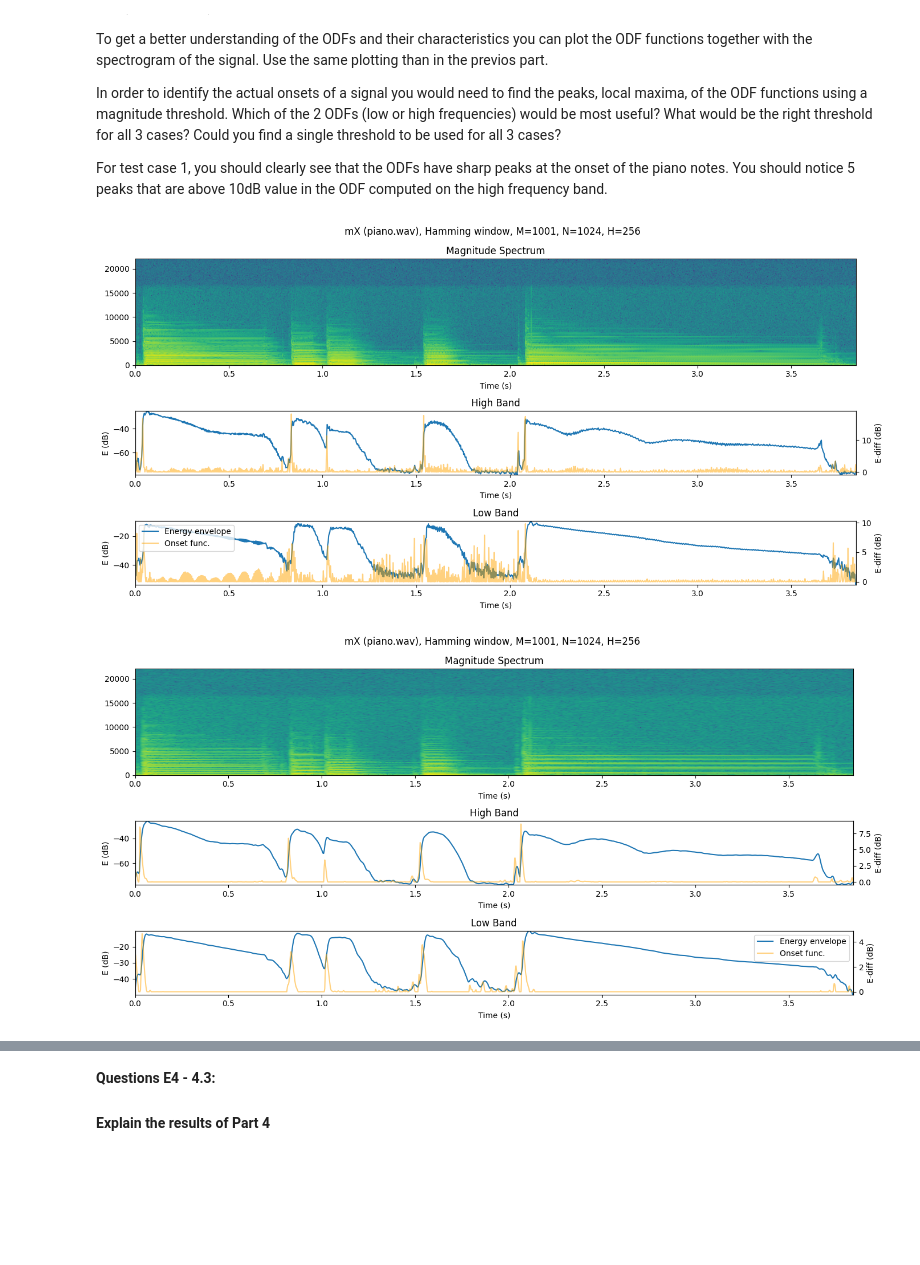
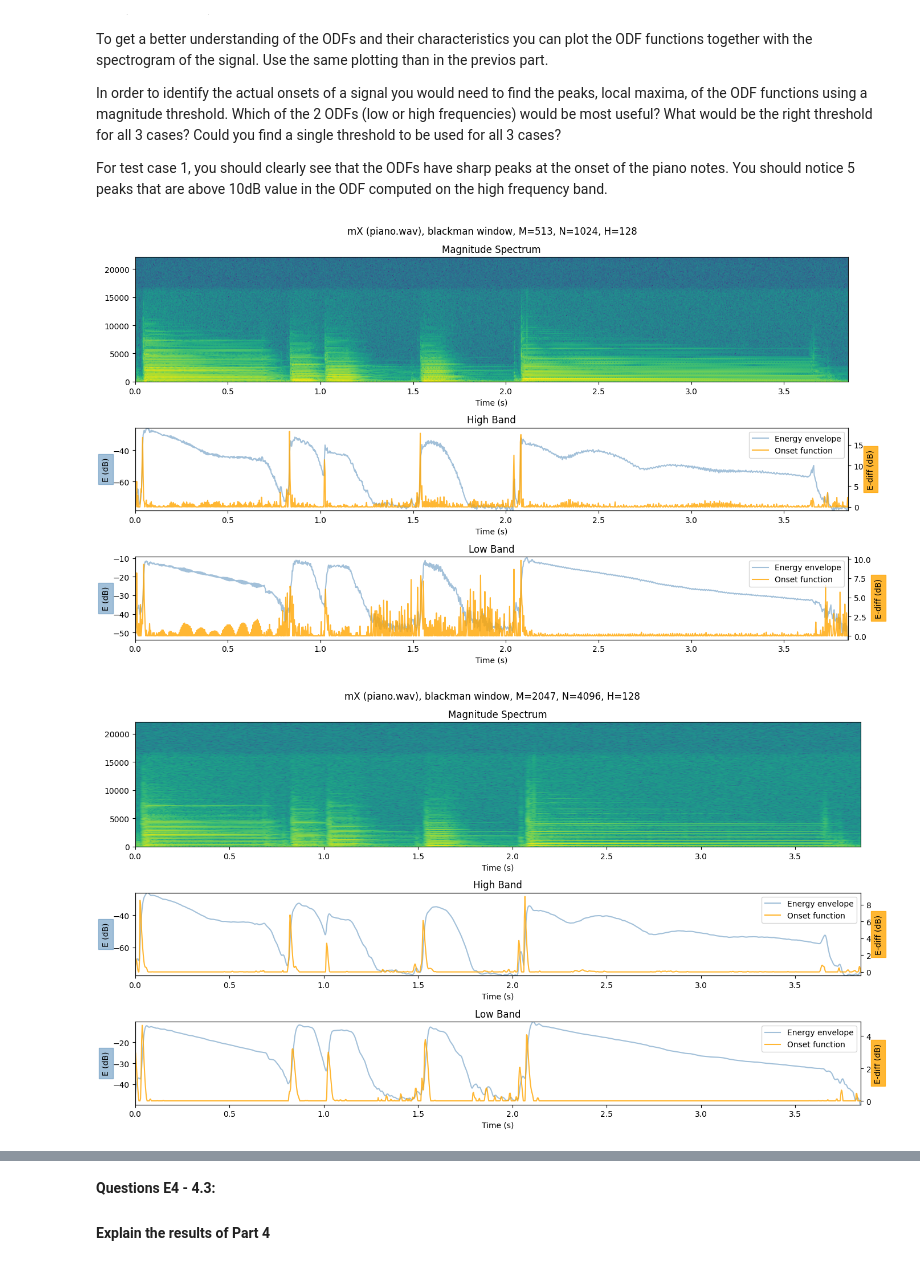
Before and after one commit to inesbroto/sms-tools-materials, a Jupyter notebook: exercises/E4-STFT.ipynb, the cells around one changed output, grey strips where cells are left out. Cells and saved outputs as stored; diff of their text form; code cells hidden in the pictures; blank space fills up the shorter version.

```diff
--- a/exercises/E4-STFT.ipynb
+++ b/exercises/E4-STFT.ipynb
@@ -620,3 +654,32 @@ def compute_odf(input_file, window, M, N, H):
+# %%
+# E4 4.1: Complete function compute_odf()
+def compute_odf(input_file, window, M, N, H):
+    """Compute a simple onset detection function (ODF) using the STFT.
+
+    Args:
+        input_file (str): input sound file (monophonic with sampling rate of 44100)
+        window (str): analysis window type (rectangular, triangular, hanning, hamming, blackman, or blackmanharris)
+        M (int): analysis window size (odd integer value)
+        N (int): fft size (power of two, bigger or equal than than M)
+        H (int): hop size for the STFT computation
+
+    Result:
+            np.array: magnitude spectra of sound (2D array)
+            np.array: D numpy array with ODF computed in band 0 < f < 3000 Hz (in dB) in first column, [:,0]
+            np.array: ODF computed of band 3000 < f < 10000 Hz (in dB) in second column [:,1]
+    """
+
+    ### your code here
+    x, fs = readAudio(input_file=input_file)
+    mX,_ = compute_spec(x, window, M, N, H)
+    lb_env, hb_env = compute_eng_env(mX, fs, N)
+
+    lb_o = np.maximum(np.diff(lb_env),0)                  #check wheather O(l)>0 and turn booleans into 1 or 0
+    lb_o =  np.insert(lb_o, 0, 0)                         #add zero in the first position to match spec dimensions
+    hb_o = np.maximum(np.diff(hb_env),0)
+    hb_o =  np.insert(hb_o, 0, 0)
+
+    return mX,np.array([lb_o,hb_o]).T
 # %% [markdown]
 Test cases for the function `compute_odf()`:
 
@@ -640,34 +703,32 @@ For test case 1, you should clearly see that the ODFs have sharp peaks at the on
 # %%
 # E4 - 4.2: Call the function compute_odf() for the 3 test cases and plot the ODF functions together with the
 # spectrogram of the signal.
 
 ### Your code here
 window='blackman'
 M=513
 N=1024
 H=128
-_,fs = readAudio('../sounds/piano.wav')
-mX,bands,onsets = compute_odf('../sounds/piano.wav',window=window, M=M, N=N,H=H)
-plot_onsets(mX,bands, onsets, fs, N)
+mX,onsets = compute_odf('../sounds/piano.wav',window=window, M=M, N=N,H=H)
+plot_onsets('../sounds/piano.wav',window,M,N,H)
+
 
 ### Your code here
 window='blackman'
 M=2047
 N=4096
 H=128
-_,fs = readAudio('../sounds/piano.wav')
-mX,bands,onsets = compute_odf('../sounds/piano.wav',window=window, M=M, N=N,H=H)
-plot_onsets(mX,bands, onsets, fs, N)
+mX,onsets = compute_odf('../sounds/piano.wav',window=window, M=M, N=N,H=H)
+plot_onsets('../sounds/piano.wav',window,M,N,H)
 
 
 ### Your code here
 window='hamming'
 M=513
 N=2048
 H=256
-_,fs = readAudio('../sounds/sax-phrase-short.wav')
-mX,bands,onsets = compute_odf('../sounds/sax-phrase-short.wav',window=window, M=M, N=N,H=H)
-plot_onsets(mX,bands, onsets, fs, N)
+mX,onsets = compute_odf('../sounds/sax-phrase-short.wav',window=window, M=M, N=N,H=H)
+plot_onsets('../sounds/sax-phrase-short.wav',window,M,N,H)
 # %% [output]
-[figure, old version]
+[figure, new version]
-[figure, old version]
+[figure, new version]
```
Also changed, not shown: parts of 13 cells of this notebook, 1 other file.
